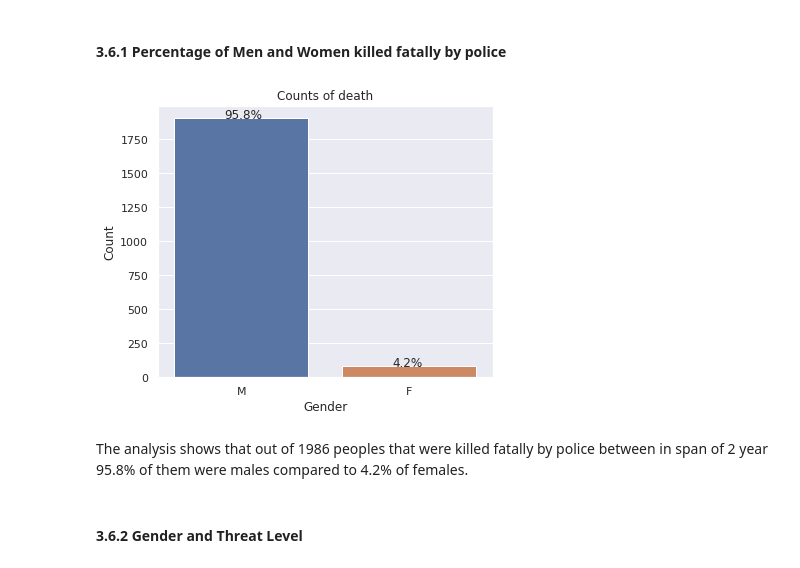
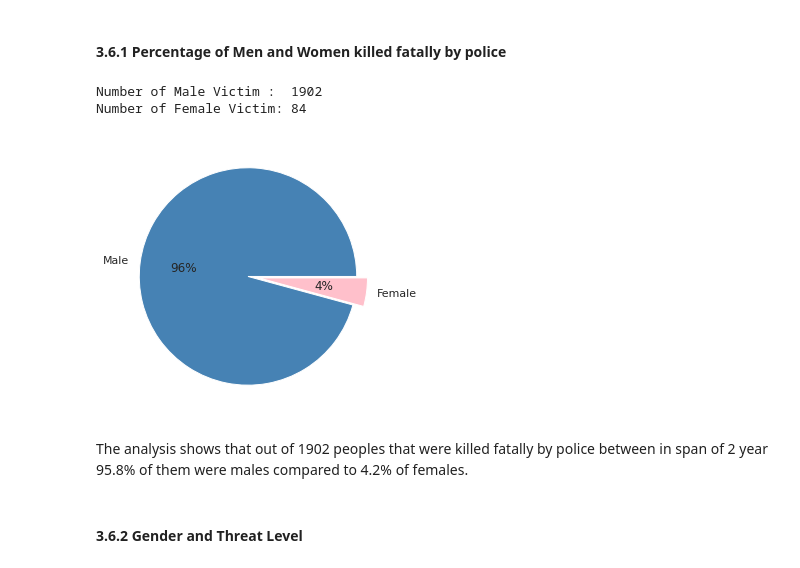
Before and after one commit to ibsa21/Police-brutality-DS-ML, a Jupyter notebook: police_brutality_analysis.ipynb, the cells around one changed output. Drawn from its saved outputs; the diff is of its cells as text; code cells hidden in the pictures.

```diff
--- a/police_brutality_analysis.ipynb
+++ b/police_brutality_analysis.ipynb
@@ -374,16 +413,25 @@ After analysing this graph, we can see that only about 6% of white people were s
 ### 3.6 Gender and Death
 # %% [markdown]
 #### 3.6.1 Percentage of Men and Women killed fatally by police
-# %%
-#relationship between death and gender
-ylabel = 'Count'
-xlabel = 'Gender'
-title = 'Counts of death'
-makePlot('seaborn', data, 'gender',title, ylabel, xlabel)
-# %% [output]
-[figure, removed]
+# %%
+male_victim = data[data['gender']=='M'].shape[0]
+female_victim = data[data['gender']=='F'].shape[0]
+print(f'Number of Male Victim :  {male_victim}')
+print(f'Number of Female Victim: {female_victim}')
+# %% [output]
+Number of Male Victim :  1902
+Number of Female Victim: 84
+# %%
+#relationship between death and gender
+explode = (0.1, 0)
+fig = plt.figure(figsize = (10,5))
+palette_color = ['steelblue', 'pink']
+plt.pie([male_victim, female_victim], explode = explode, labels=["Male", "Female"], colors = palette_color, autopct='%.0f%%')
+plt.show()
+# %% [output]
+[figure, added]
 # %% [markdown]
-The analysis shows that out of 1986 peoples that were killed fatally by police between in span of 2 year 95.8% of them were males compared to 4.2% of females.
+The analysis shows that out of 1902 peoples that were killed fatally by police between in span of 2 year 95.8% of them were males compared to 4.2% of females.
 # %% [markdown]
 #### 3.6.2 Gender and Threat Level
 # %%
```
Also changed, not shown: parts of 14 cells of this notebook.
